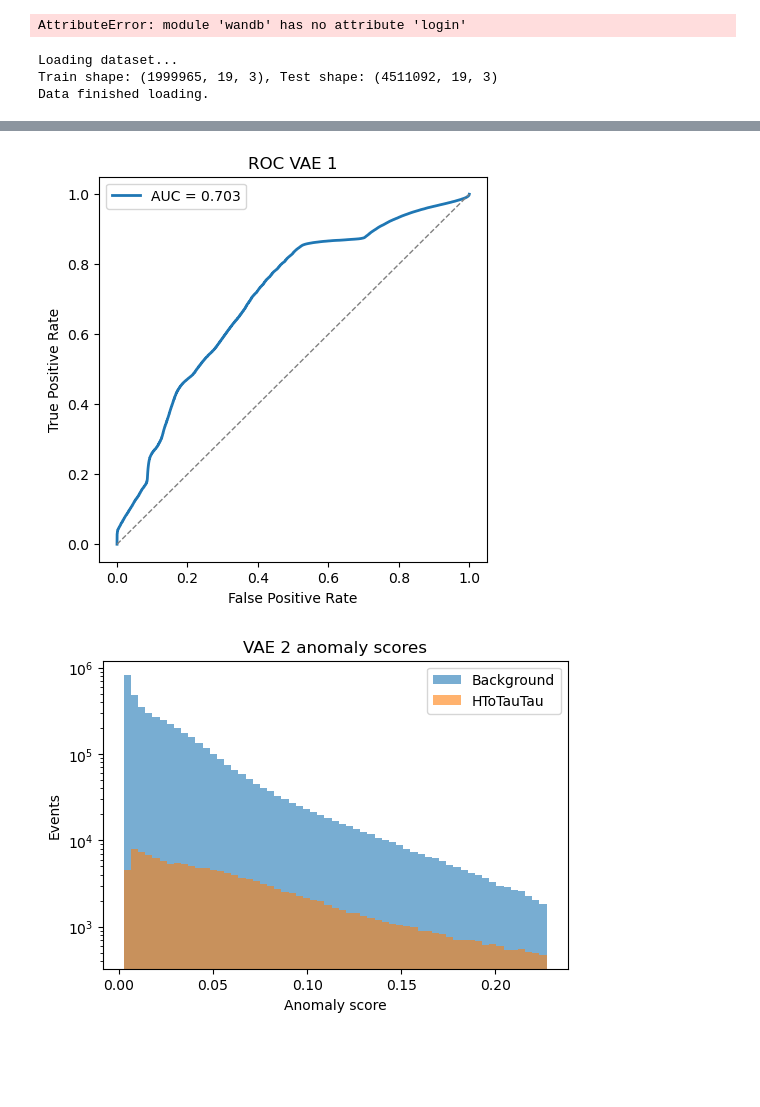
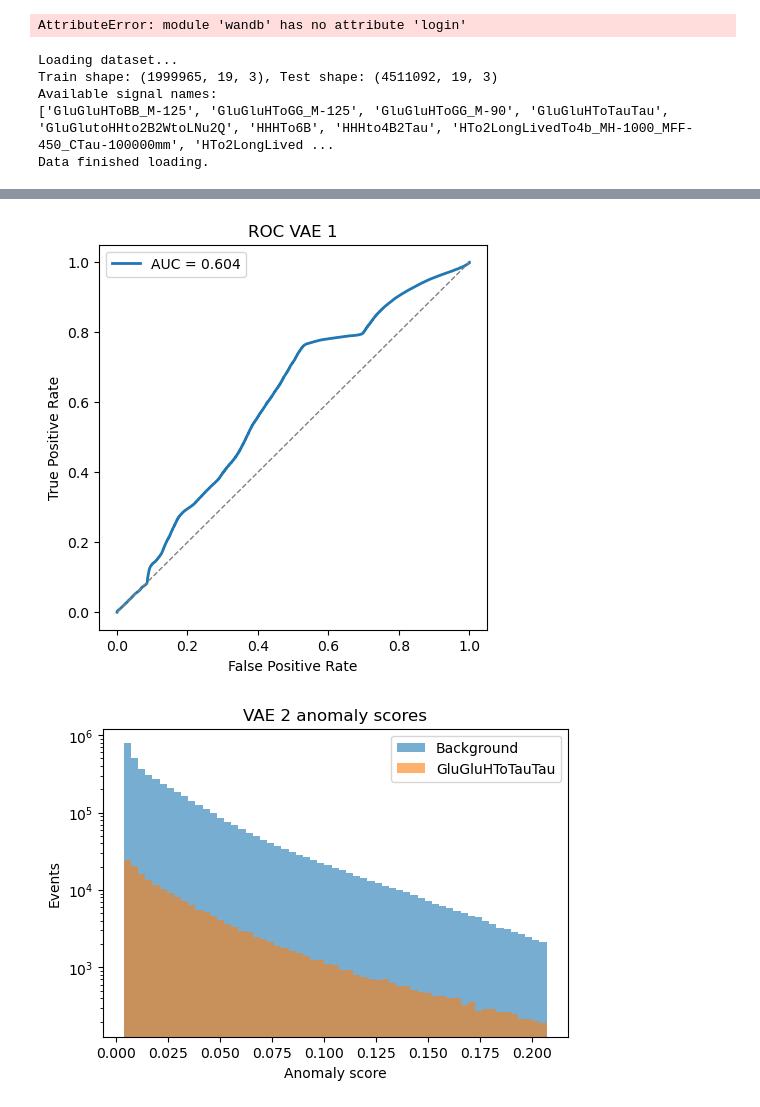
Before and after one commit to ellisonscheuller/double_disco, a Jupyter notebook: axolike_vaes.ipynb, the cells around one changed output, grey strips where cells are left out. Saved outputs shown, nothing was run; the diff lists cells and outputs as text; code cells hidden in the pictures; blank space fills up the shorter version.

Commit message:
Updated to plot ROC curves for GLuGluToHTauTau

```diff
--- a/axolike_vaes.ipynb
+++ b/axolike_vaes.ipynb
@@ -298,16 +351,13 @@ with h5.File(fpath, 'r') as f:
 
     l1_bits_bkg_test = root['Background_data']['Test']['L1bits'][:]
 
+    print("Available signal names:")
+    print(list(root['Signal_data'].keys()))
+
     #load signal data
-    SIGNAL_NAMES = list(root['Signal_data'].keys())
-    signal_data_dict = {}
-    signal_l1_dict   = {}
-    for sname in SIGNAL_NAMES:
-        x_sig = root['Signal_data'][sname]['DATA'][:]
-        x_sig = x_sig.reshape(x_sig.shape[0], -1)
-        l1_bits = root['Signal_data'][sname]['L1bits'][:]
-        signal_data_dict[sname] = x_sig
-        signal_l1_dict[sname] = l1_bits
+    x_sig = root['Signal_data']['GluGluHToTauTau']['DATA'][:]
+    x_sig = x_sig.reshape(x_sig.shape[0], -1)
+    l1_bits_sig = root['Signal_data']['GluGluHToTauTau']['L1bits'][:]
 
 print("Data finished loading.")
 
@@ -343,8 +393,11 @@ sig_scores_2 = distance_pt(vae_2, x_sig, device)
 plt.figure(figsize=(6,4))
 bins = np.linspace(np.percentile(bkg_scores_1, 0.5), np.percentile(bkg_scores_1, 99.5), 60)
 plt.hist(bkg_scores_1, bins=bins, alpha=0.5, label='Background')
-plt.hist(sig_scores_1, bins=bins, alpha=0.5, label="HToTauTau")
-plt.xlabel("Anomaly score"); plt.ylabel("Events"); plt.legend(); plt.title("VAE 1 Anomaly Scores")
+plt.hist(sig_scores_1, bins=bins, alpha=0.5, label="GluGluHToTauTau")
+plt.xlabel("Anomaly score")
+plt.ylabel("Events")
+plt.legend()
+plt.title("VAE 1 Anomaly Scores")
 plt.yscale('log')
 plt.show()
 
@@ -367,8 +420,11 @@ plt.show()
 plt.figure(figsize=(6,4))
 bins = np.linspace(np.percentile(bkg_scores_2, 0.5), np.percentile(bkg_scores_2, 99.5), 60)
 plt.hist(bkg_scores_2, bins=bins, alpha=0.6, label='Background')
-plt.hist(sig_scores_2, bins=bins,alpha=0.6, label="HToTauTau")
-plt.xlabel("Anomaly score"); plt.ylabel("Events"); plt.legend(); plt.title("VAE 2 anomaly scores")
+plt.hist(sig_scores_2, bins=bins,alpha=0.6, label="GluGluHToTauTau")
+plt.xlabel("Anomaly score")
+plt.ylabel("Events")
+plt.legend()
+plt.title("VAE 2 anomaly scores")
 plt.yscale('log')
 plt.show()
 
@@ -388,4 +444,6 @@ plt.show()
 # %% [output]
 Loading dataset...
 Train shape: (1999965, 19, 3), Test shape: (4511092, 19, 3)
+Available signal names:
+['GluGluHToBB_M-125', 'GluGluHToGG_M-125', 'GluGluHToGG_M-90', 'GluGluHToTauTau', 'GluGlutoHHto2B2WtoLNu2Q', 'HHHTo6B', 'HHHto4B2Tau', 'HTo2LongLivedTo4b_MH-1000_MFF-450_CTau-100000mm', 'HTo2LongLived ...
 Data finished loading.
@@ -393,2 +451,2 @@ Data finished loading.
-[figure, old version]
+[figure, new version]
-[figure, old version]
+[figure, new version]
```
Also changed, not shown: parts of 3 cells of this notebook.
